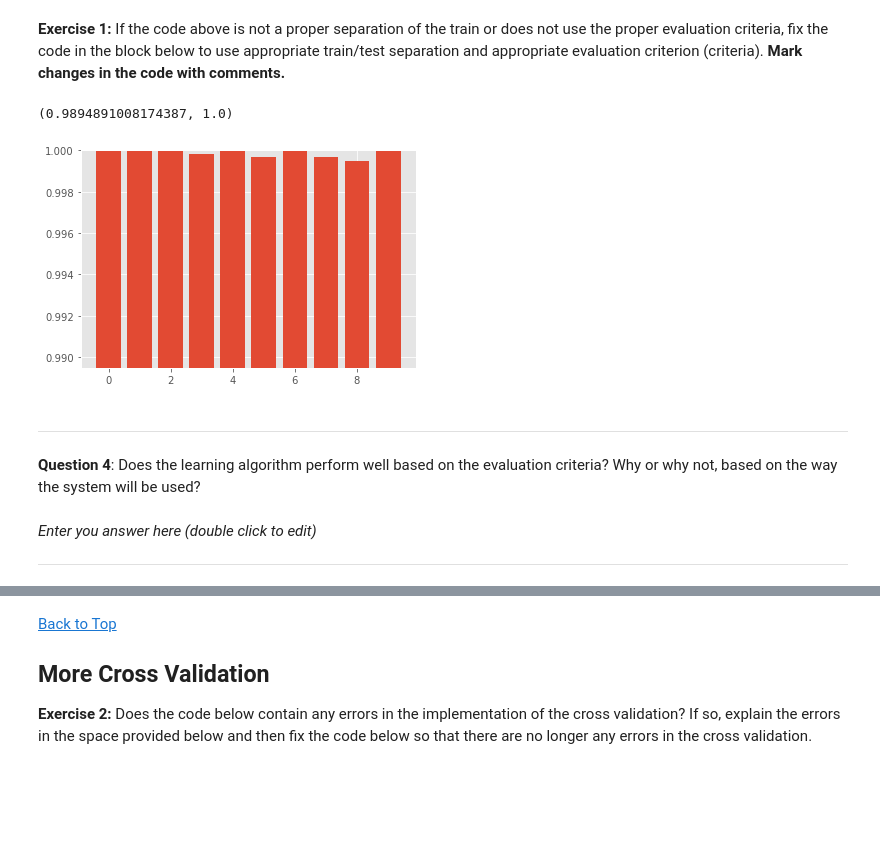
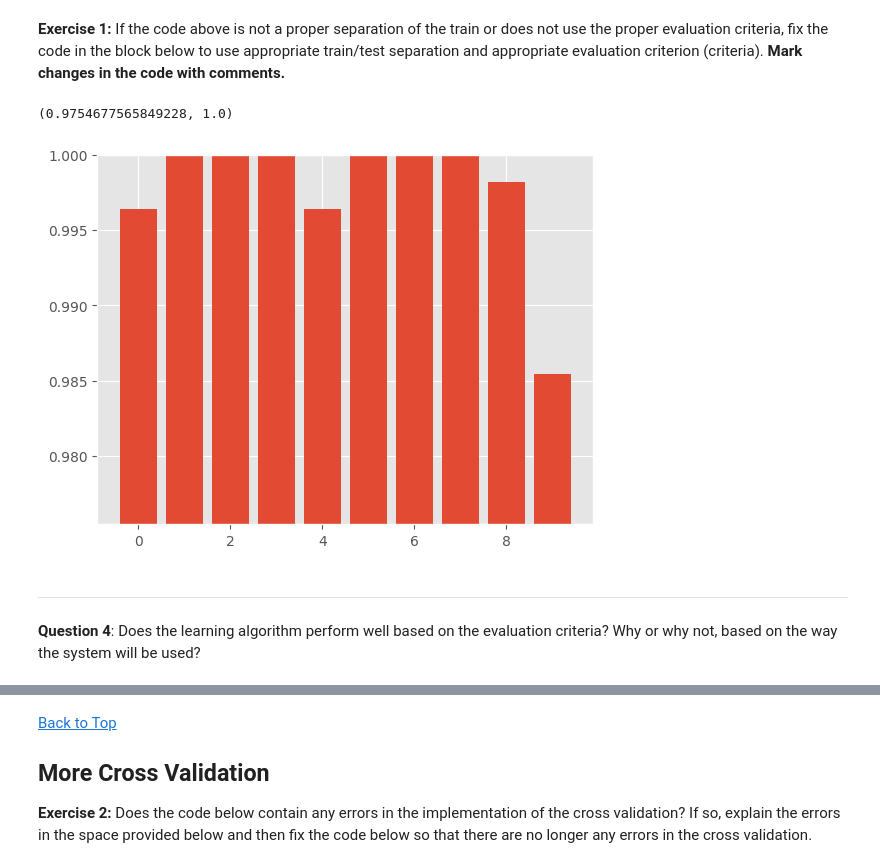
Before and after one commit to 48774861/mlp_flipped_assignments, a Jupyter notebook: ICA3_MachineLearning.ipynb, the cells around one changed output, grey strips where cells are left out. Saved outputs shown, nothing was run; the diff lists cells and outputs as text; code cells hidden in the pictures; blank space fills up the shorter version.

```diff
--- a/ICA3_MachineLearning.ipynb
+++ b/ICA3_MachineLearning.ipynb
@@ -167,43 +152,36 @@ ___
 **Exercise 1:** If the code above is not a proper separation of the train or does not use the proper evaluation criteria, fix the code in the block below to use appropriate train/test separation and appropriate evaluation criterion (criteria). **Mark changes in the code with comments.**
 # %%
 from sklearn.model_selection import cross_val_score
-from sklearn.model_selection import KFold, ShuffleSplit
+from sklearn.model_selection import KFold, ShuffleSplit, StratifiedKFold
 from sklearn.model_selection import StratifiedKFold, StratifiedShuffleSplit
 
 from sklearn.metrics import make_scorer, accuracy_score
-from sklearn.metrics import precision_score, recall_score, f1_score
+from sklearn.metrics import precision_score, recall_score, f1_score, fbeta_score
 
 from sklearn.linear_model import LogisticRegression
 # these imports above might help you
 
 #=====Write your code below here=================
 # select model
 clf = LogisticRegression()
 #select cross validation
-cv = KFold(n_splits=10)
+cv = StratifiedKFold(n_splits=10)
 # select evaluation criteria
-my_scorer = make_scorer(accuracy_score)
+my_scorer = make_scorer(fbeta_score, beta=2)
 # run model training and cross validation
 per_fold_eval_criteria = cross_val_score(estimator=clf,
                                     X=X,
                                     y=y,
                                     cv=cv,
-                                    scoring=my_scorer
+                                    scoring=my_scorer,
+
                                    )
 
 plt.bar(range(len(per_fold_eval_criteria)),per_fold_eval_criteria)
 plt.ylim([min(per_fold_eval_criteria)-0.01,max(per_fold_eval_criteria)])
 # %% [output]
-(0.9894891008174387, 1.0)
+(0.9754677565849228, 1.0)
-[figure, old version]
+[figure, new version]
 # %% [markdown]
 ____
 **Question 4**: Does the learning algorithm perform well based on the evaluation criteria? Why or why not, based on the way the system will be used?
-# %% [markdown]
-
-*Enter you answer here (double click to edit)*
-
-
-
-
-___
```
Also changed, not shown: parts of 22 cells of this notebook.
